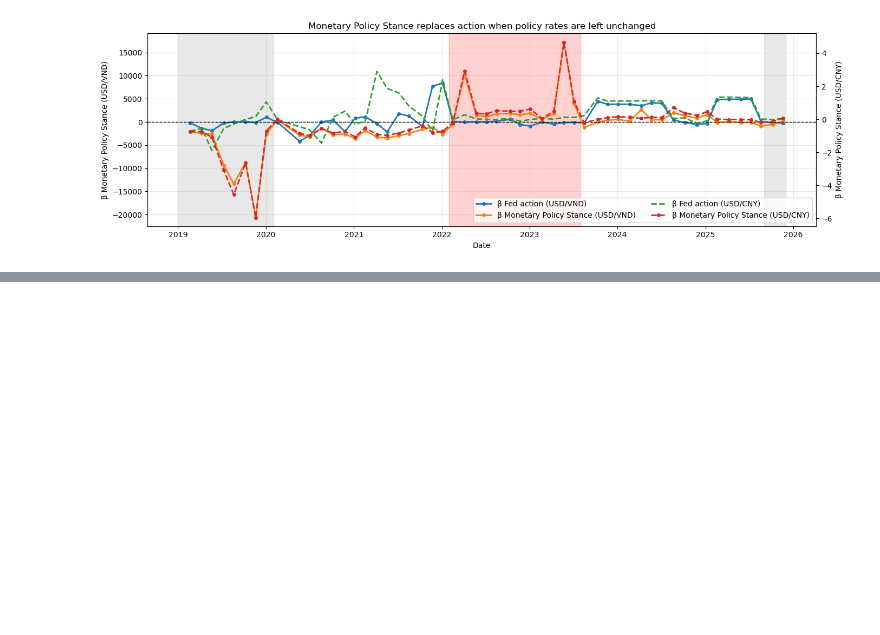
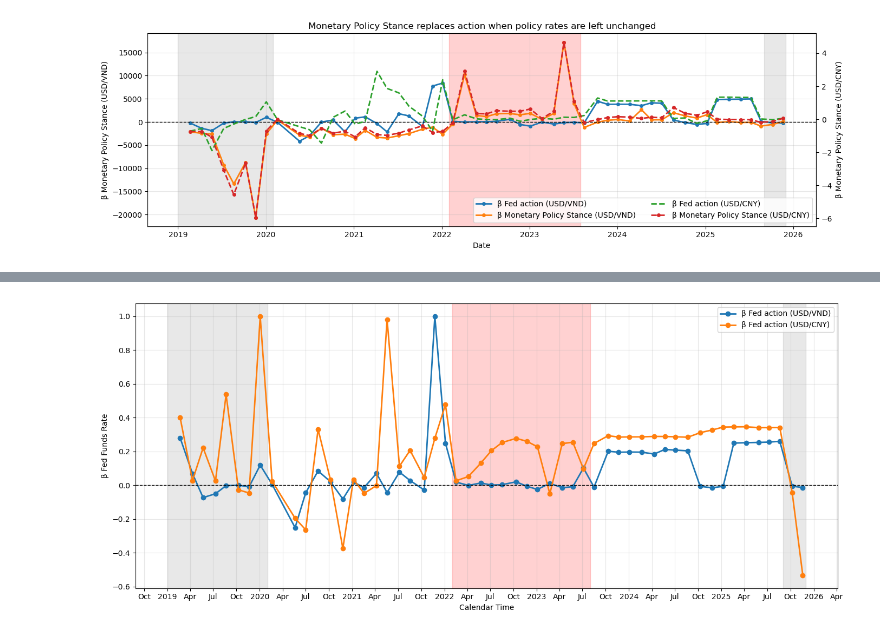
Before and after one commit to tnt1626/fed-action-fed-communication, a Jupyter notebook: src/event_regression.ipynb, the cells around one changed output, grey strips where cells are left out. Saved outputs shown, nothing was run; the diff lists cells and outputs as text; code cells hidden in the pictures; blank space fills up the shorter version.

```diff
--- a/src/event_regression.ipynb
+++ b/src/event_regression.ipynb
@@ -829,0 +1258,14 @@ plot_action_vs_stance_with_unchanged_periods(results_df_vnd, results_df_cny, tig
+# %%
+tightening_periods = [
+    ("2019-01-01", "2020-02-01"),
+    ("2022-02-01", "2023-08-01"),
+    ("2025-09-01", "2025-12-01"),
+]
+
+plot_usdvnd_fed_action_with_tightening(
+    df=beta_fed_funds_vnd_cny,
+    tightening_periods=tightening_periods,
+    beta_col= ['beta_fed_funds_vnd', 'beta_fed_funds_cny']
+)
+# %% [output]
+[figure, added]
```
Also changed, not shown: parts of 30 cells of this notebook.
